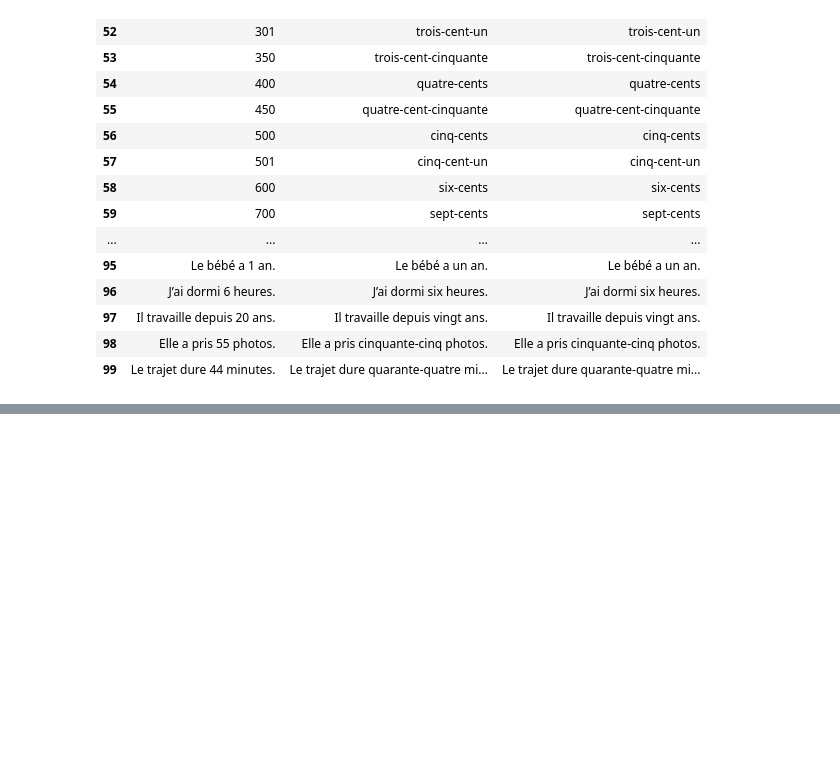
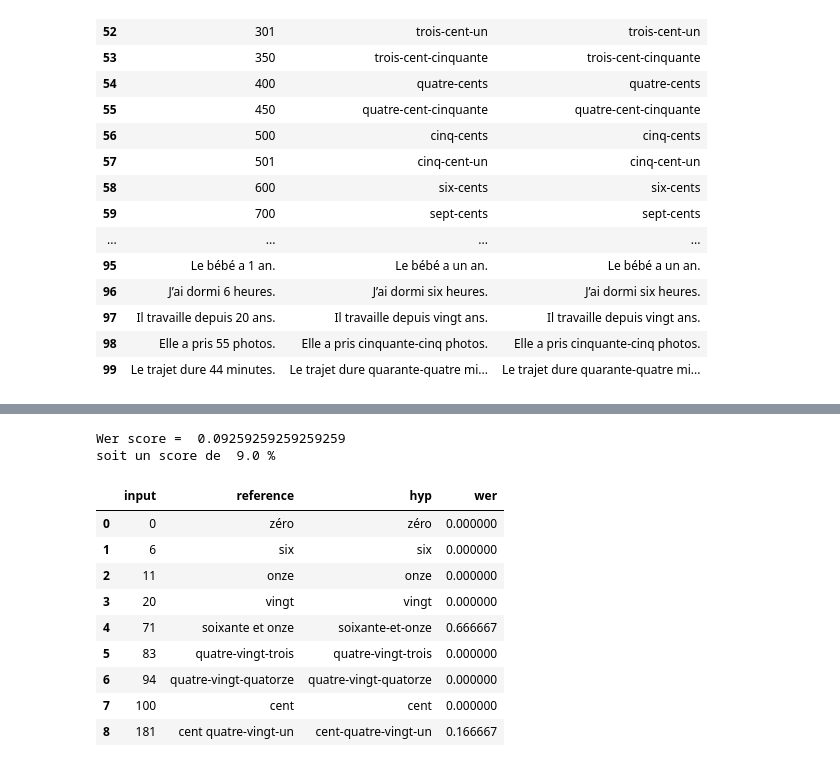
Before and after one commit to yann214/Test-stage_indabax, a Jupyter notebook: Text-Normalisation-Pour-cardinaux-0-1000.ipynb, the cells around one changed output, grey strips where cells are left out. Saved outputs shown, nothing was run; the diff lists cells and outputs as text; code cells hidden in the pictures; blank space fills up the shorter version.

```diff
--- a/Text-Normalisation-Pour-cardinaux-0-1000.ipynb
+++ b/Text-Normalisation-Pour-cardinaux-0-1000.ipynb
@@ -846,0 +761,34 @@ TEST DU FST DEPUIS LE FICHIER FAR
+# %%
+ref = ['zéro', 'six', 'onze', 'vingt', 'soixante et onze', 'quatre-vingt-trois', 'quatre-vingt-quatorze', 'cent', 'cent quatre-vingt-un']
+inpt = ['0', '6', '11', '20', '71', '83', '94', '100', '181']
+hyp = []
+wers = []
+
+for i in inpt:
+    hyp.append(normalize_cardinals_in_sentence(str(i), fst_00_to_1000))
+
+wers = []
+if len(ref) == len(hyp):
+    for i in range(len(ref)):
+        wers.append(wer(ref[i], hyp[i]))
+
+print("Wer score = ", sum(wers) / len(wers))
+print("soit un score de ", round(sum(wers) / len(wers), 2)*100, "%")
+# %% [output]
+Wer score =  0.09259259259259259
+soit un score de  9.0 %
+# %%
+df = pd.DataFrame({'input': inpt, 'reference': ref, 'hyp': hyp, 'wer': wers})
+# %%
+df
+# %% [output]
+|  | input | reference | hyp | wer |
+| 0 | 0 | zéro | zéro | 0.000000 |
+| 1 | 6 | six | six | 0.000000 |
+| 2 | 11 | onze | onze | 0.000000 |
+| 3 | 20 | vingt | vingt | 0.000000 |
+| 4 | 71 | soixante et onze | soixante-et-onze | 0.666667 |
+| 5 | 83 | quatre-vingt-trois | quatre-vingt-trois | 0.000000 |
+| 6 | 94 | quatre-vingt-quatorze | quatre-vingt-quatorze | 0.000000 |
+| 7 | 100 | cent | cent | 0.000000 |
+| 8 | 181 | cent quatre-vingt-un | cent-quatre-vingt-un | 0.166667 |
```
Also changed, not shown: parts of 9 cells of this notebook, 1 other file.
